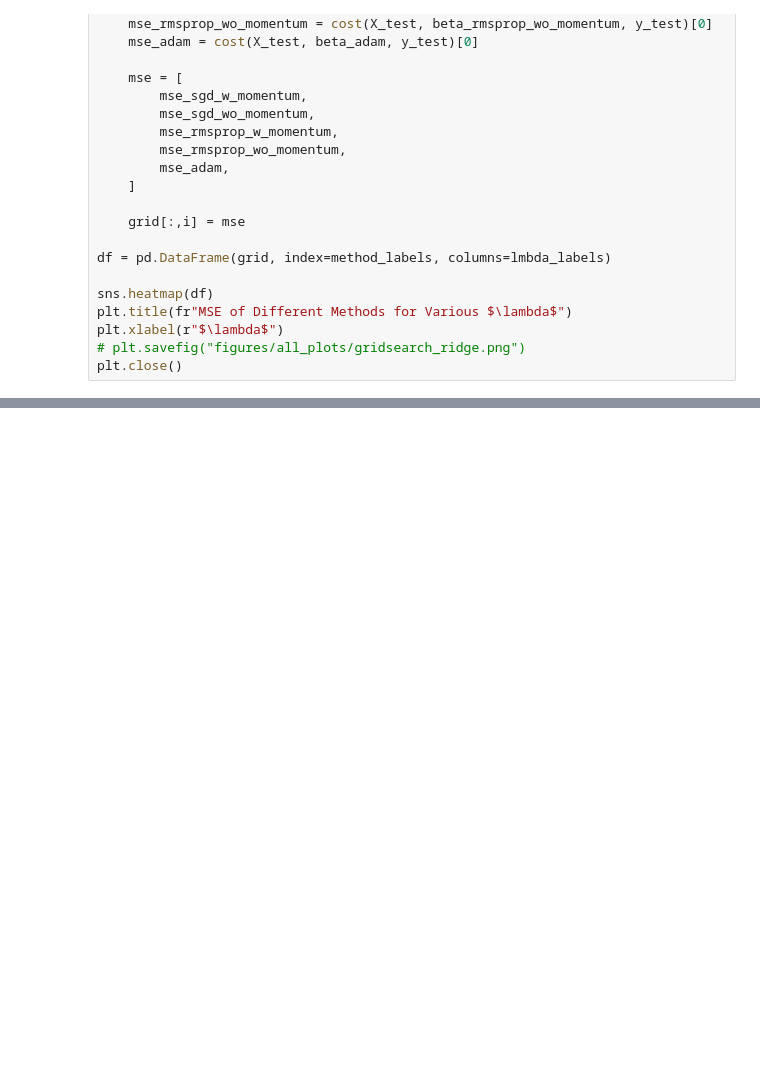
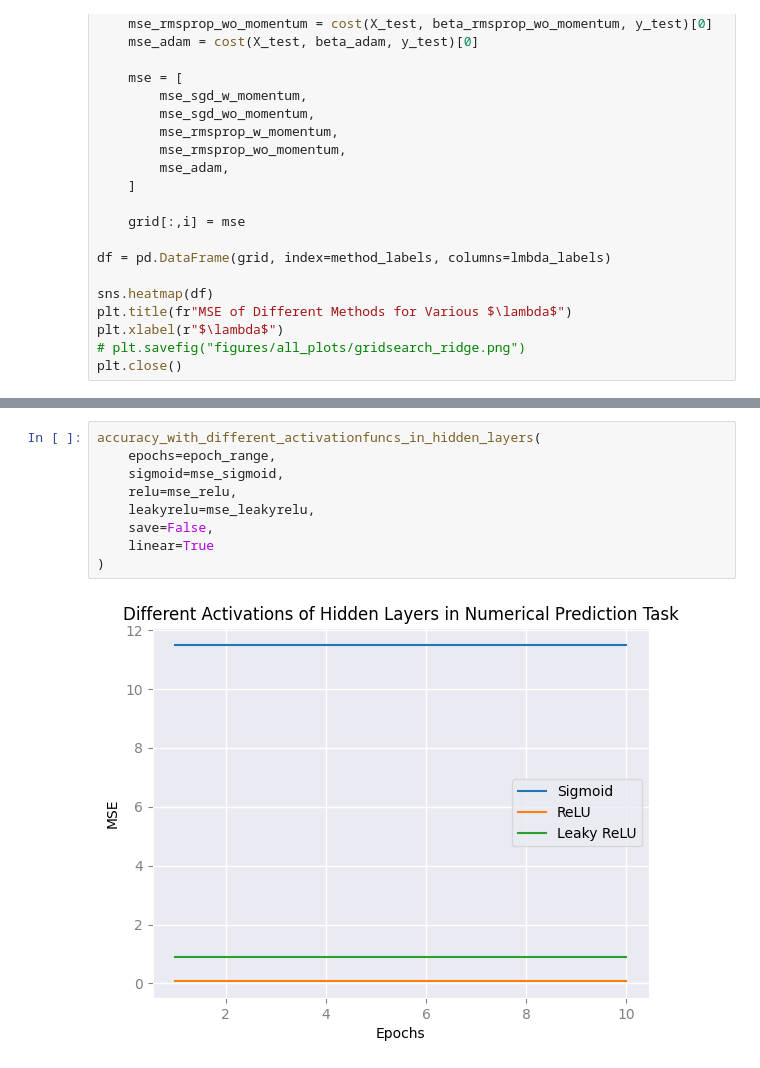
Before and after one commit to emmastorberg/FYS-STK4155_Project2, a Jupyter notebook: plots.ipynb, the cells around one changed output, grey strips where cells are left out. Cells and saved outputs as stored; diff of their text form; blank space fills up the shorter version.

Commit message:
mse per epoch for activation funcs plot not correct

```diff
--- a/plots.ipynb
+++ b/plots.ipynb
@@ -290,0 +383,11 @@ df
+# %%
+accuracy_with_different_activationfuncs_in_hidden_layers(
+    epochs=epoch_range,
+    sigmoid=mse_sigmoid,
+    relu=mse_relu,
+    leakyrelu=mse_leakyrelu,
+    save=False,
+    linear=True
+)
+# %% [output]
+[figure, added]
```
Also changed, not shown: parts of 6 cells of this notebook, 3 other files.
